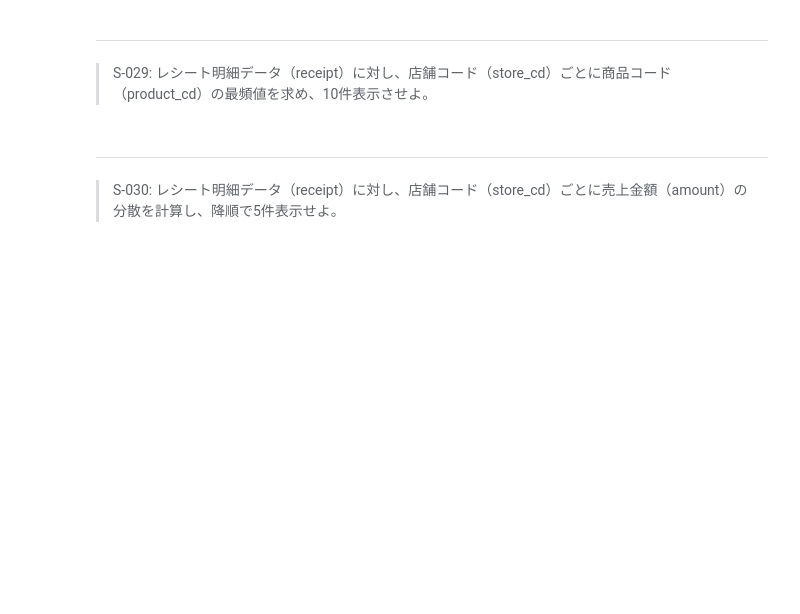
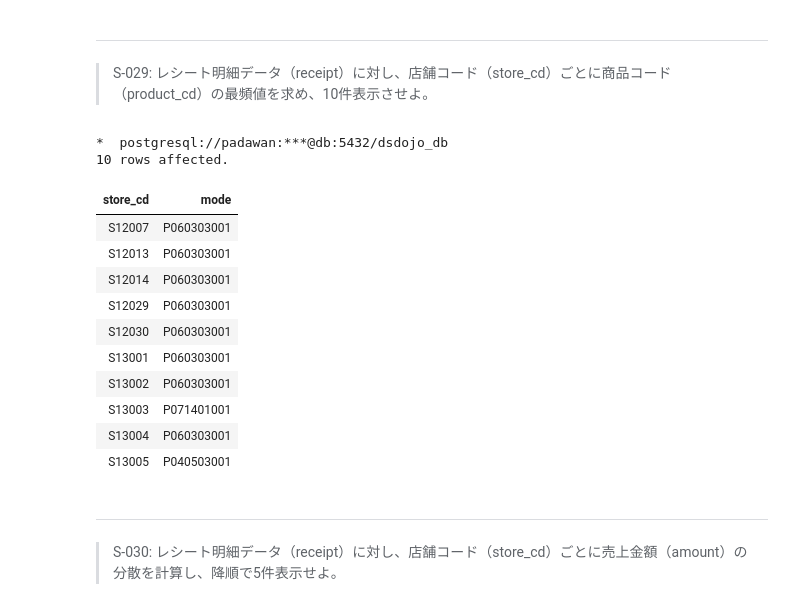
Before and after one commit to ryomaejii/100knocks-preprocess, a Jupyter notebook: docker/work/preprocess_knock_SQL.ipynb, the cells around one changed output. Cells and saved outputs as stored; diff of their text form; code cells hidden in the pictures; blank space fills up the shorter version.

```diff
--- a/docker/work/preprocess_knock_SQL.ipynb
+++ b/docker/work/preprocess_knock_SQL.ipynb
@@ -727,3 +734,27 @@ LIMIT 5
+# %%
+%%sql
+SELECT
+    store_cd,
+    MODE() WITHIN GROUP(ORDER BY product_cd)
+FROM receipt
+GROUP BY store_cd
+ORDER BY store_cd
+LIMIT 10
+;
+# %% [output]
+*  postgresql://padawan:***@db:5432/dsdojo_db
+10 rows affected.
+| store_cd | mode |
+| S12007 | P060303001 |
+| S12013 | P060303001 |
+| S12014 | P060303001 |
+| S12029 | P060303001 |
+| S12030 | P060303001 |
+| S13001 | P060303001 |
+| S13002 | P060303001 |
+| S13003 | P071401001 |
+| S13004 | P060303001 |
+| S13005 | P040503001 |
 # %% [markdown]
 ---
 > S-030: レシート明細データ（receipt）に対し、店舗コード（store_cd）ごとに売上金額（amount）の分散を計算し、降順で5件表示せよ。
```
Also changed, not shown: parts of 2 cells of this notebook, 1 other file.
